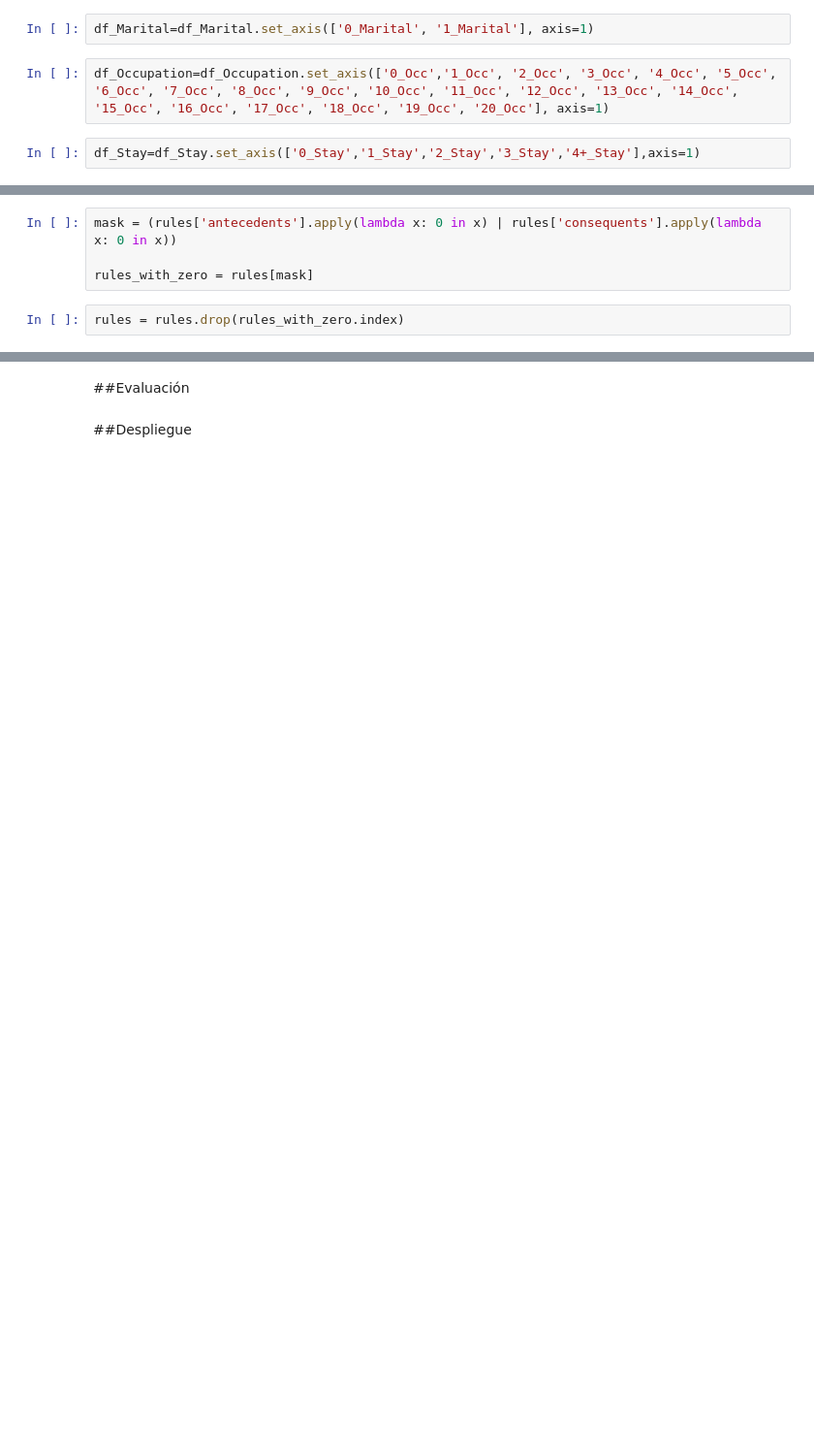
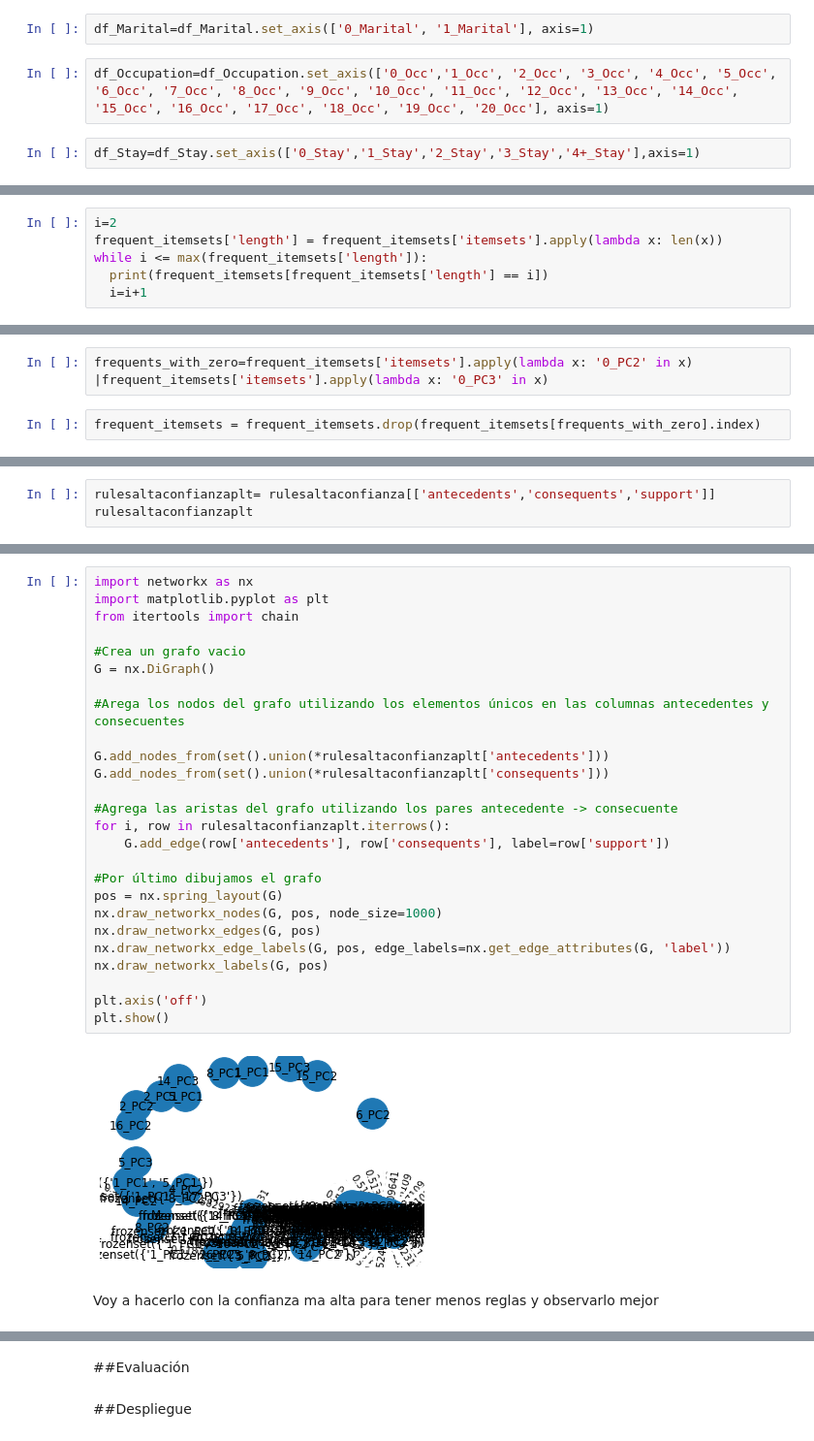
Before and after one commit to PilarAriasVazquez/L2, a Jupyter notebook: L2P1.ipynb, the cells around one changed output, grey strips where cells are left out. Shown at 97% size. Cells and saved outputs as stored; diff of their text form; blank space fills up the shorter version.

```diff
--- a/L2P1.ipynb
+++ b/L2P1.ipynb
@@ -347,0 +404,6 @@ Pero tenemos que quitar aquellas reglas que tengan un 0 en el antecedente o en l
+# %%
+i=2
+frequent_itemsets['length'] = frequent_itemsets['itemsets'].apply(lambda x: len(x))
+while i <= max(frequent_itemsets['length']):
+  print(frequent_itemsets[frequent_itemsets['length'] == i])
+  i=i+1
@@ -348,6 +434,4 @@ Pero tenemos que quitar aquellas reglas que tengan un 0 en el antecedente o en l
 # %%
-mask = (rules['antecedents'].apply(lambda x: 0 in x) | rules['consequents'].apply(lambda x: 0 in x))
-
-rules_with_zero = rules[mask]
+frequents_with_zero=frequent_itemsets['itemsets'].apply(lambda x: '0_PC2' in x) |frequent_itemsets['itemsets'].apply(lambda x: '0_PC3' in x)
 # %%
-rules = rules.drop(rules_with_zero.index)
+frequent_itemsets = frequent_itemsets.drop(frequent_itemsets[frequents_with_zero].index)
@@ -368,0 +511,3 @@ Vale, hay un apartado que pide representar gráficamente las reglas:
+# %%
+rulesaltaconfianzaplt= rulesaltaconfianza[['antecedents','consequents','support']]
+rulesaltaconfianzaplt
@@ -368,0 +528,30 @@ Vale, hay un apartado que pide representar gráficamente las reglas:
+# %%
+import networkx as nx
+import matplotlib.pyplot as plt
+from itertools import chain
+
+#Crea un grafo vacio
+G = nx.DiGraph()
+
+#Arega los nodos del grafo utilizando los elementos únicos en las columnas antecedentes y consecuentes
+
+G.add_nodes_from(set().union(*rulesaltaconfianzaplt['antecedents']))
+G.add_nodes_from(set().union(*rulesaltaconfianzaplt['consequents']))
+
+#Agrega las aristas del grafo utilizando los pares antecedente -> consecuente
+for i, row in rulesaltaconfianzaplt.iterrows():
+    G.add_edge(row['antecedents'], row['consequents'], label=row['support'])
+
+#Por último dibujamos el grafo
+pos = nx.spring_layout(G)
+nx.draw_networkx_nodes(G, pos, node_size=1000)
+nx.draw_networkx_edges(G, pos)
+nx.draw_networkx_edge_labels(G, pos, edge_labels=nx.get_edge_attributes(G, 'label'))
+nx.draw_networkx_labels(G, pos)
+
+plt.axis('off')
+plt.show()
+# %% [output]
+[figure, added]
+# %% [markdown]
+Voy a hacerlo con la confianza ma alta para tener menos reglas y observarlo mejor
```
Also changed, not shown: parts of 95 cells of this notebook.
